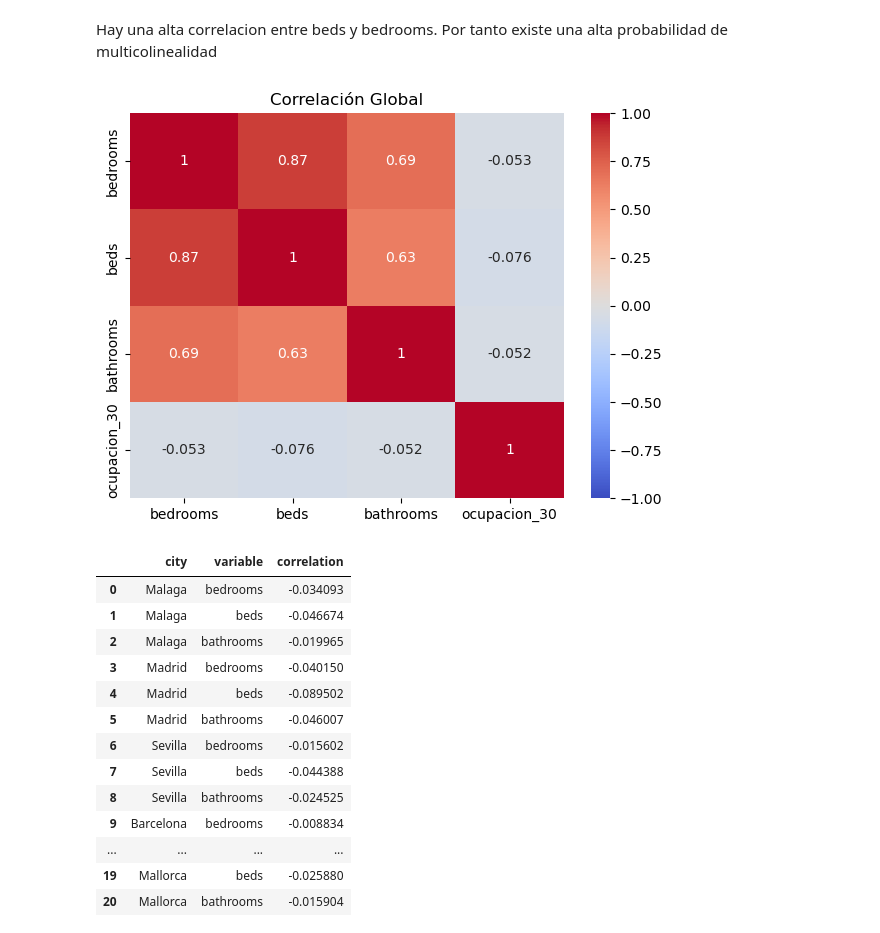
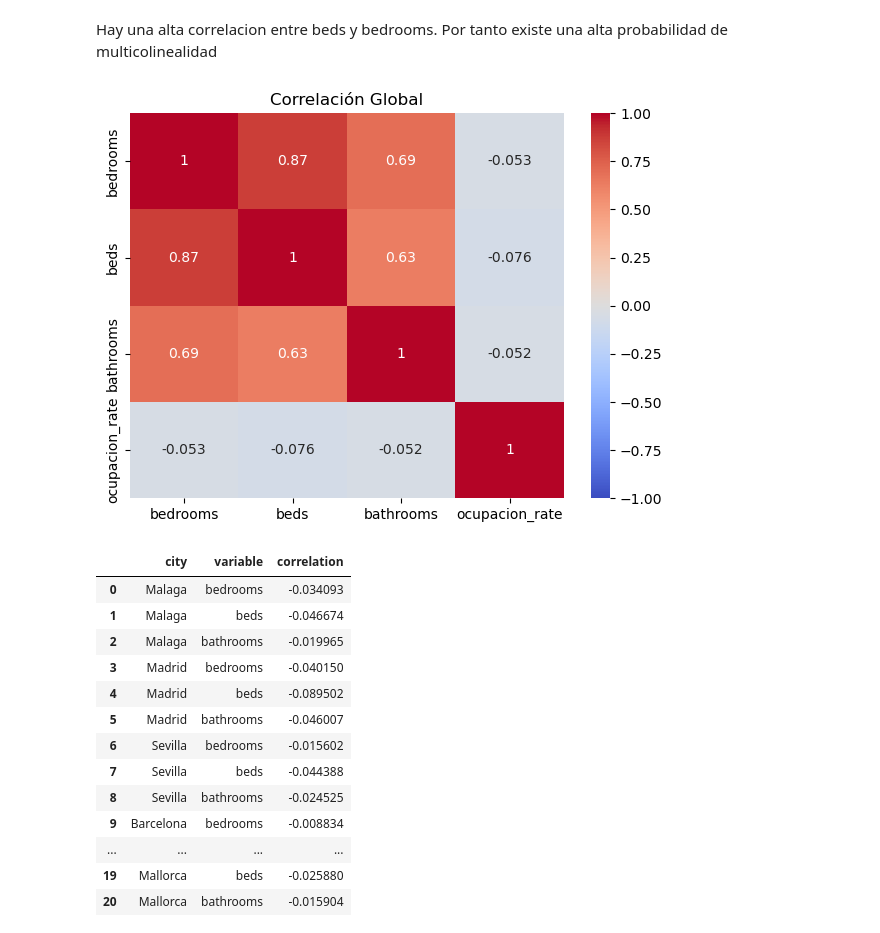
Before and after one commit to esrakesken/turismo-espana-it-academy, a Jupyter notebook: Scripts/AnalisisOperaciones02022026.ipynb, the cells around one changed output. Cells and saved outputs as stored; diff of their text form; code cells hidden in the pictures.

```diff
--- a/Scripts/AnalisisOperaciones02022026.ipynb
+++ b/Scripts/AnalisisOperaciones02022026.ipynb
@@ -134,17 +143,18 @@ plt.show()
 [figure]
 # %% [markdown]
 Hay una alta correlacion entre beds y bedrooms. Por tanto existe una alta probabilidad de multicolinealidad
-# %%
-variables_corr = ['bedrooms', 'beds', 'bathrooms', 'ocupacion_30']
-
-corr_global = df_sin_outliers[variables_corr].corr(method='pearson')
-
-plt.figure(figsize=(7, 5))
-sns.heatmap(corr_global, annot=True, cmap='coolwarm', vmin=-1, vmax=1)
-plt.title('Correlación Global')
-plt.show()
-# %% [output]
-[figure, removed]
+# %%
+df_sin_outliers['ocupacion_rate'] = (df_sin_outliers['ocupacion_30'] / 30) * 100
+variables_corr = ['bedrooms', 'beds', 'bathrooms', 'ocupacion_rate']
+
+corr_global = df_sin_outliers[variables_corr].corr(method='pearson')
+
+plt.figure(figsize=(7, 5))
+sns.heatmap(corr_global, annot=True, cmap='coolwarm', vmin=-1, vmax=1)
+plt.title('Correlación Global')
+plt.show()
+# %% [output]
+[figure, added]
 # %%
 resultados_corr = []
 
```
Also changed, not shown: parts of 11 cells of this notebook.
